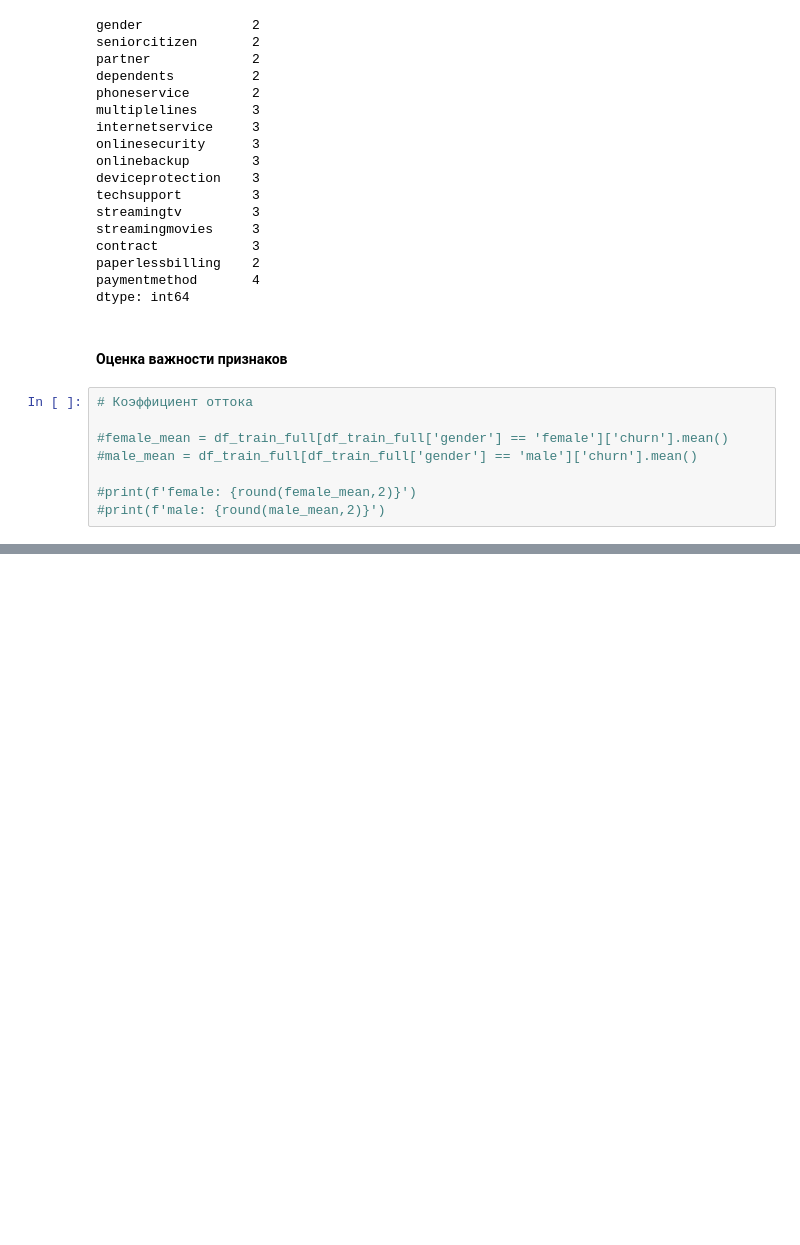
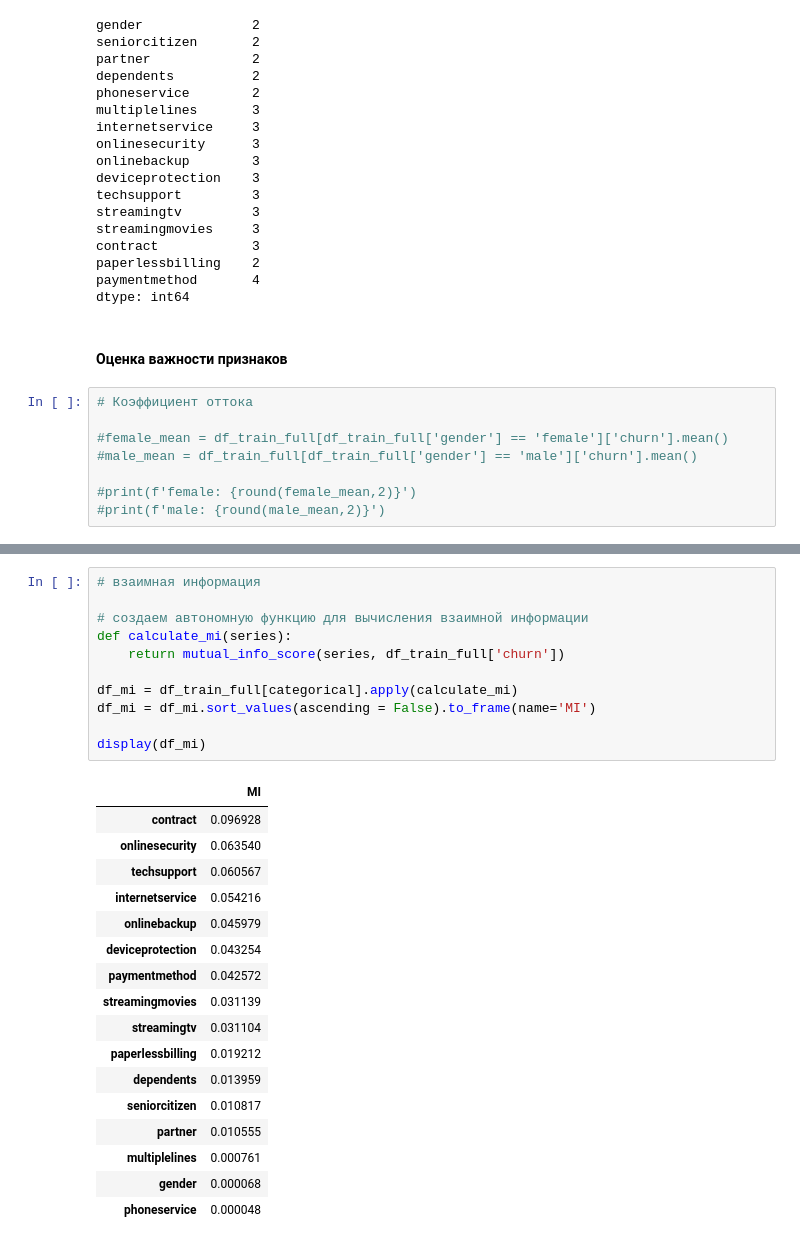
Before and after one commit to GridasovSasha/ML_classification_customer_churn, a Jupyter notebook: main.ipynb, the cells around one changed output, grey strips where cells are left out. Cells and saved outputs as stored; diff of their text form; blank space fills up the shorter version.

Commit message:
calculate mutual_info_score

```diff
--- a/main.ipynb
+++ b/main.ipynb
@@ -257,0 +327,29 @@ paymentmethod_credit_card_(automatic): 0.16
+# %%
+# взаимная информация
+
+# создаем автономную функцию для вычисления взаимной информации
+def calculate_mi(series):
+    return mutual_info_score(series, df_train_full['churn'])
+
+df_mi = df_train_full[categorical].apply(calculate_mi)
+df_mi = df_mi.sort_values(ascending = False).to_frame(name='MI')
+
+display(df_mi)
+# %% [output]
+|  | MI |
+| contract | 0.096928 |
+| onlinesecurity | 0.063540 |
+| techsupport | 0.060567 |
+| internetservice | 0.054216 |
+| onlinebackup | 0.045979 |
+| deviceprotection | 0.043254 |
+| paymentmethod | 0.042572 |
+| streamingmovies | 0.031139 |
+| streamingtv | 0.031104 |
+| paperlessbilling | 0.019212 |
+| dependents | 0.013959 |
+| seniorcitizen | 0.010817 |
+| partner | 0.010555 |
+| multiplelines | 0.000761 |
+| gender | 0.000068 |
+| phoneservice | 0.000048 |
```
Also changed, not shown: parts of 4 cells of this notebook.
